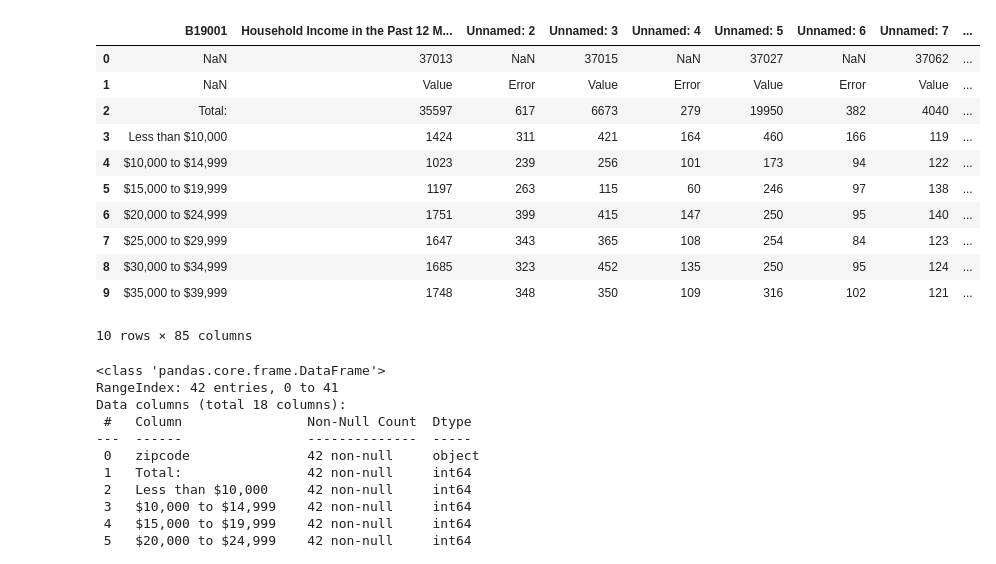
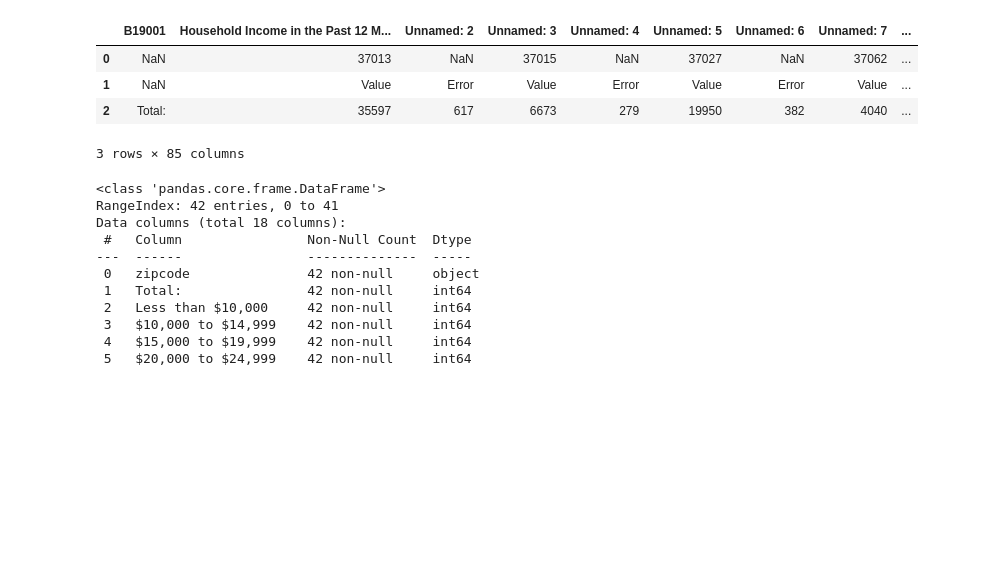
Before and after one commit to Chericehere/nash-covid-cases-vaccines-sky_cranes, a Jupyter notebook: notebooks/income_by_zip_geo.ipynb, the cells around one changed output. Cells and saved outputs as stored; diff of their text form; code cells hidden in the pictures; blank space fills up the shorter version.

```diff
--- a/notebooks/income_by_zip_geo.ipynb
+++ b/notebooks/income_by_zip_geo.ipynb
@@ -14,20 +14,13 @@ sns.set_style("dark")
 # %%
 income_raw=pd.read_excel('../data/income_zip.xlsx')
 # %%
-income_raw.head(10)
+income_raw.head(3)
 # %% [output]
 |  | B19001 | Household Income in the Past 12 M... | Unnamed: 2 | Unnamed: 3 | Unnamed: 4 | Unnamed: 5 | Unnamed: 6 | Unnamed: 7 | ... |
 | 0 | NaN | 37013 | NaN | 37015 | NaN | 37027 | NaN | 37062 | ... |
 | 1 | NaN | Value | Error | Value | Error | Value | Error | Value | ... |
 | 2 | Total: | 35597 | 617 | 6673 | 279 | 19950 | 382 | 4040 | ... |
-| 3 | Less than $10,000 | 1424 | 311 | 421 | 164 | 460 | 166 | 119 | ... |
-| 4 | $10,000 to $14,999 | 1023 | 239 | 256 | 101 | 173 | 94 | 122 | ... |
-| 5 | $15,000 to $19,999 | 1197 | 263 | 115 | 60 | 246 | 97 | 138 | ... |
-| 6 | $20,000 to $24,999 | 1751 | 399 | 415 | 147 | 250 | 95 | 140 | ... |
-| 7 | $25,000 to $29,999 | 1647 | 343 | 365 | 108 | 254 | 84 | 123 | ... |
-| 8 | $30,000 to $34,999 | 1685 | 323 | 452 | 135 | 250 | 95 | 124 | ... |
-| 9 | $35,000 to $39,999 | 1748 | 348 | 350 | 109 | 316 | 102 | 121 | ... |
-10 rows × 85 columns
+3 rows × 85 columns
 # %%
 income_data = pd.read_excel("../data/income_zip.xlsx", skiprows = 1, header=[0, 1], sheet_name = 0)
 income_data = income_data[income_data.columns.drop(list(income_data.filter(regex='Error')))]
```
Also changed, not shown: parts of 1 cell of this notebook.
